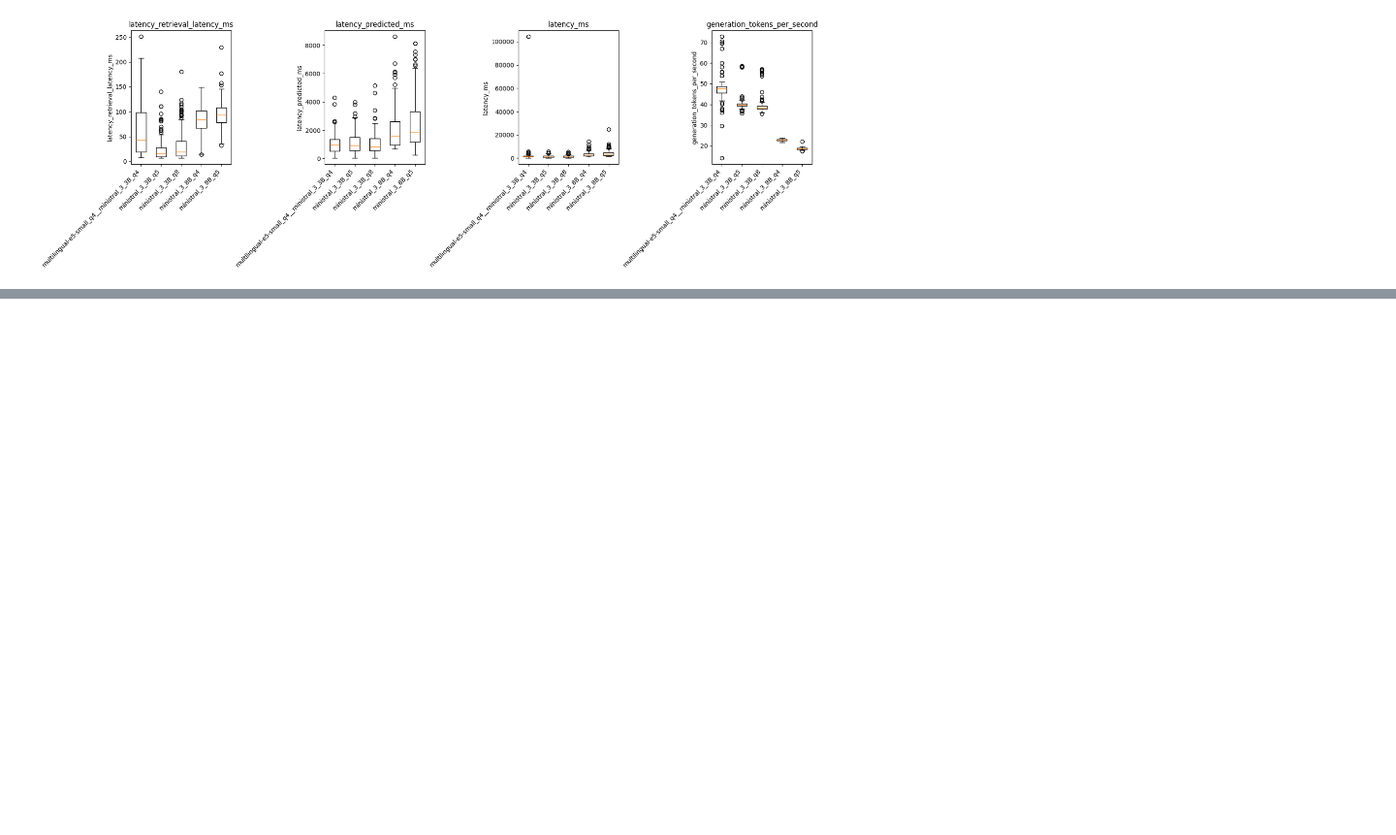
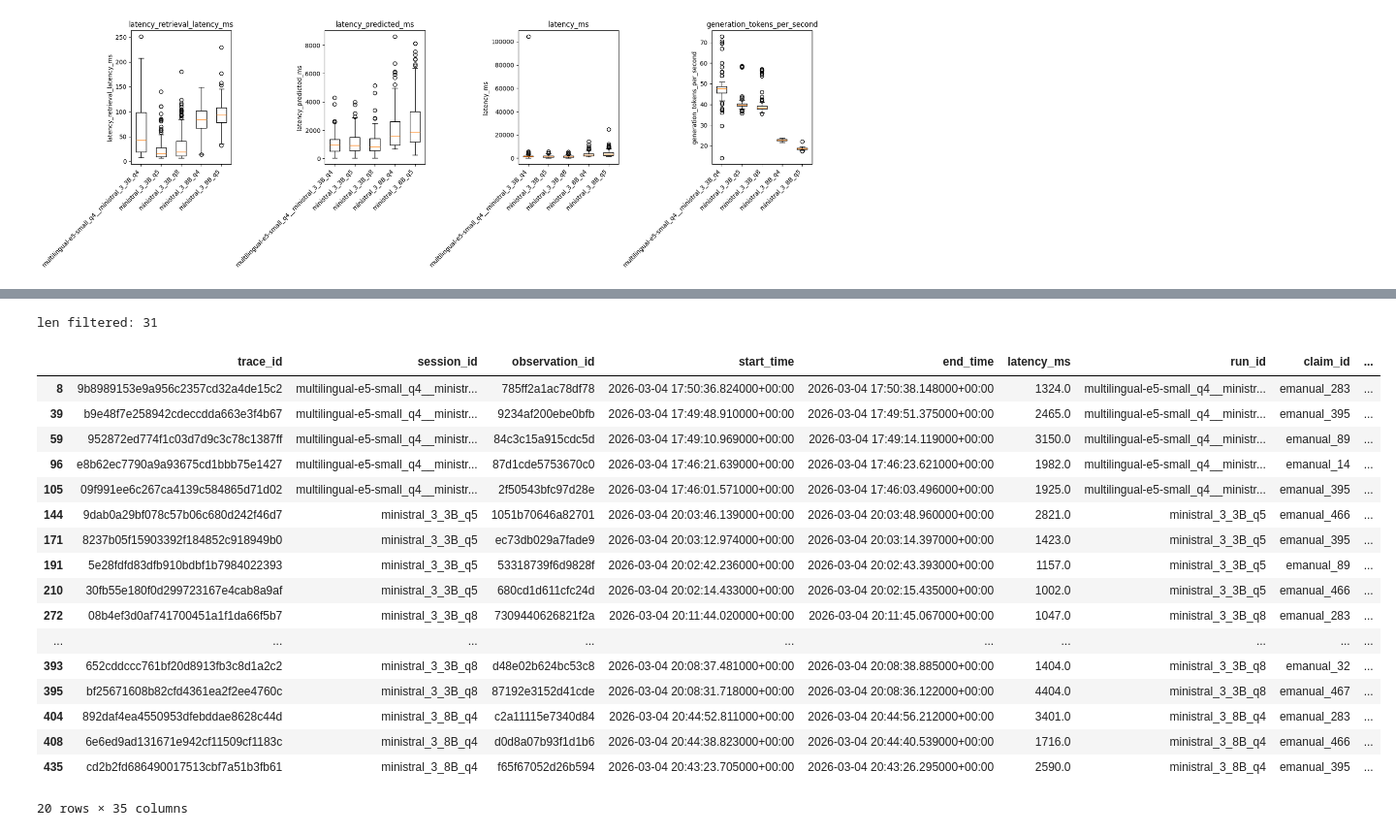
Before and after one commit to n-ploch/on-device-rag-performance, a Jupyter notebook: notebooks/01_explore_metrics.ipynb, the cells around one changed output, grey strips where cells are left out. Shown at 97% size. Drawn from its saved outputs; the diff is of its cells as text; code cells hidden in the pictures; blank space fills up the shorter version.

```diff
--- a/notebooks/01_explore_metrics.ipynb
+++ b/notebooks/01_explore_metrics.ipynb
@@ -371,0 +393,26 @@ plot_histograms_by_session(df_multiple, "score_Correctness")
+# %%
+filtered = df_multiple[df_multiple["metrics_recall_at_k"] >= 0.3]
+filtered = filtered[filtered["score_Correctness"] < 0.1]
+# %%
+print(f"len filtered: {len(filtered)}")
+filtered.head(20)
+# %% [output]
+len filtered: 31
+|  | trace_id | session_id | observation_id | start_time | end_time | latency_ms | run_id | claim_id | ... |
+| 8 | 9b8989153e9a956c2357cd32a4de15c2 | multilingual-e5-small_q4__ministr... | 785ff2a1ac78df78 | 2026-03-04 17:50:36.824000+00:00 | 2026-03-04 17:50:38.148000+00:00 | 1324.0 | multilingual-e5-small_q4__ministr... | emanual_283 | ... |
+| 39 | b9e48f7e258942cdeccdda663e3f4b67 | multilingual-e5-small_q4__ministr... | 9234af200ebe0bfb | 2026-03-04 17:49:48.910000+00:00 | 2026-03-04 17:49:51.375000+00:00 | 2465.0 | multilingual-e5-small_q4__ministr... | emanual_395 | ... |
+| 59 | 952872ed774f1c03d7d9c3c78c1387ff | multilingual-e5-small_q4__ministr... | 84c3c15a915cdc5d | 2026-03-04 17:49:10.969000+00:00 | 2026-03-04 17:49:14.119000+00:00 | 3150.0 | multilingual-e5-small_q4__ministr... | emanual_89 | ... |
+| 96 | e8b62ec7790a9a93675cd1bbb75e1427 | multilingual-e5-small_q4__ministr... | 87d1cde5753670c0 | 2026-03-04 17:46:21.639000+00:00 | 2026-03-04 17:46:23.621000+00:00 | 1982.0 | multilingual-e5-small_q4__ministr... | emanual_14 | ... |
+| 105 | 09f991ee6c267ca4139c584865d71d02 | multilingual-e5-small_q4__ministr... | 2f50543bfc97d28e | 2026-03-04 17:46:01.571000+00:00 | 2026-03-04 17:46:03.496000+00:00 | 1925.0 | multilingual-e5-small_q4__ministr... | emanual_395 | ... |
+| 144 | 9dab0a29bf078c57b06c680d242f46d7 | ministral_3_3B_q5 | 1051b70646a82701 | 2026-03-04 20:03:46.139000+00:00 | 2026-03-04 20:03:48.960000+00:00 | 2821.0 | ministral_3_3B_q5 | emanual_466 | ... |
+| 171 | 8237b05f15903392f184852c918949b0 | ministral_3_3B_q5 | ec73db029a7fade9 | 2026-03-04 20:03:12.974000+00:00 | 2026-03-04 20:03:14.397000+00:00 | 1423.0 | ministral_3_3B_q5 | emanual_395 | ... |
+| 191 | 5e28fdfd83dfb910bdbf1b7984022393 | ministral_3_3B_q5 | 53318739f6d9828f | 2026-03-04 20:02:42.236000+00:00 | 2026-03-04 20:02:43.393000+00:00 | 1157.0 | ministral_3_3B_q5 | emanual_89 | ... |
+| 210 | 30fb55e180f0d299723167e4cab8a9af | ministral_3_3B_q5 | 680cd1d611cfc24d | 2026-03-04 20:02:14.433000+00:00 | 2026-03-04 20:02:15.435000+00:00 | 1002.0 | ministral_3_3B_q5 | emanual_466 | ... |
+| 272 | 08b4ef3d0af741700451a1f1da66f5b7 | ministral_3_3B_q8 | 7309440626821f2a | 2026-03-04 20:11:44.020000+00:00 | 2026-03-04 20:11:45.067000+00:00 | 1047.0 | ministral_3_3B_q8 | emanual_283 | ... |
+| ... | ... | ... | ... | ... | ... | ... | ... | ... | ... |
+| 393 | 652cddccc761bf20d8913fb3c8d1a2c2 | ministral_3_3B_q8 | d48e02b624bc53c8 | 2026-03-04 20:08:37.481000+00:00 | 2026-03-04 20:08:38.885000+00:00 | 1404.0 | ministral_3_3B_q8 | emanual_32 | ... |
+| 395 | bf25671608b82cfd4361ea2f2ee4760c | ministral_3_3B_q8 | 87192e3152d41cde | 2026-03-04 20:08:31.718000+00:00 | 2026-03-04 20:08:36.122000+00:00 | 4404.0 | ministral_3_3B_q8 | emanual_467 | ... |
+| 404 | 892daf4ea4550953dfebddae8628c44d | ministral_3_8B_q4 | c2a11115e7340d84 | 2026-03-04 20:44:52.811000+00:00 | 2026-03-04 20:44:56.212000+00:00 | 3401.0 | ministral_3_8B_q4 | emanual_283 | ... |
+| 408 | 6e6ed9ad131671e942cf11509cf1183c | ministral_3_8B_q4 | d0d8a07b93f1d1b6 | 2026-03-04 20:44:38.823000+00:00 | 2026-03-04 20:44:40.539000+00:00 | 1716.0 | ministral_3_8B_q4 | emanual_466 | ... |
+| 435 | cd2b2fd686490017513cbf7a51b3fb61 | ministral_3_8B_q4 | f65f67052d26b594 | 2026-03-04 20:43:23.705000+00:00 | 2026-03-04 20:43:26.295000+00:00 | 2590.0 | ministral_3_8B_q4 | emanual_395 | ... |
+20 rows × 35 columns
```
Also changed, not shown: parts of 2 cells of this notebook.
